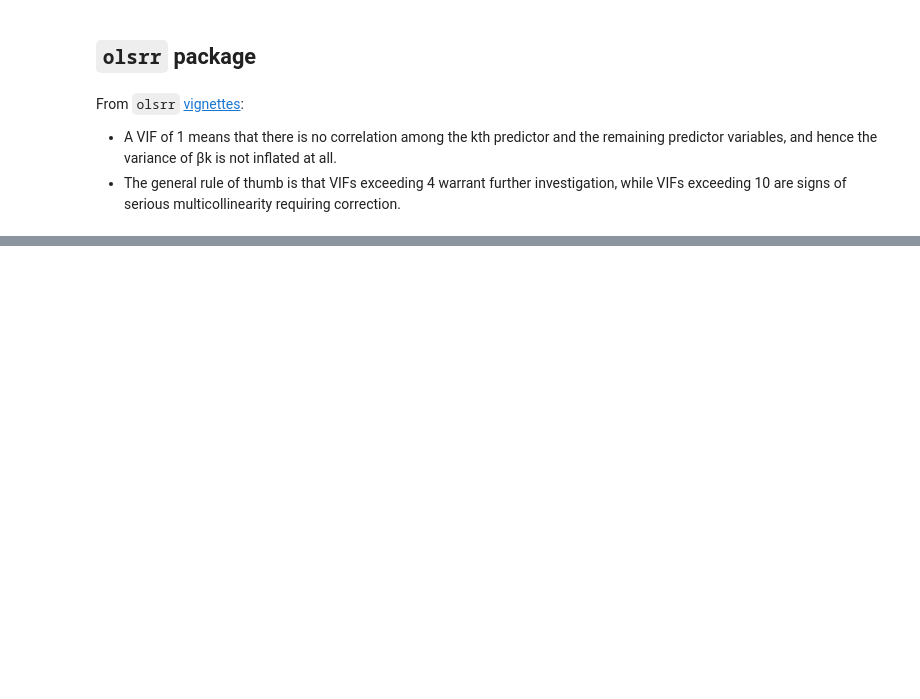
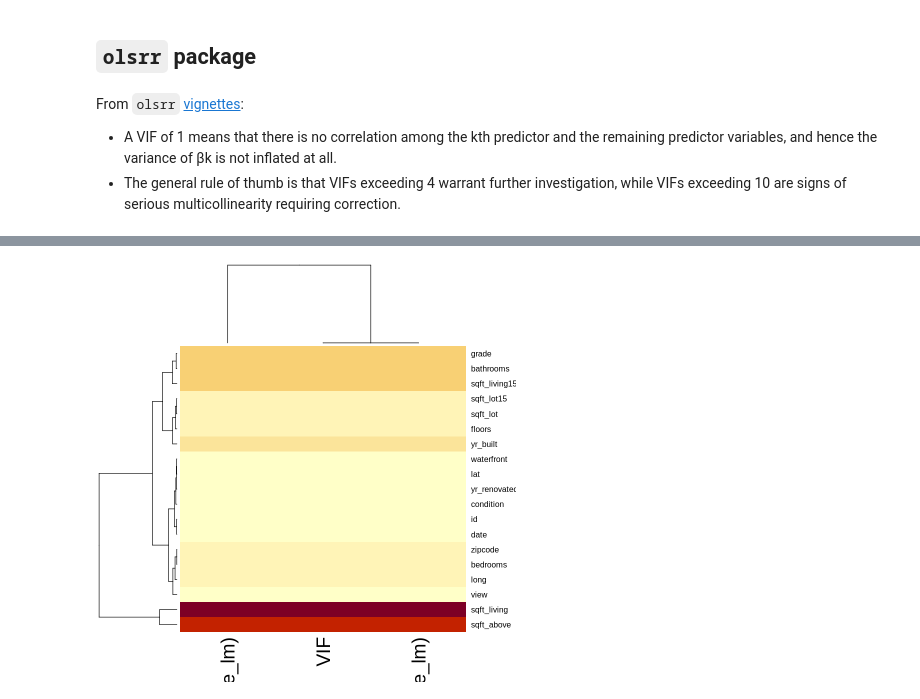
Before and after one commit to nchelaru/SQL-learnr, a Jupyter notebook: collinearity.ipynb, the cells around one changed output, grey strips where cells are left out. Cells and saved outputs as stored; diff of their text form; code cells hidden in the pictures; blank space fills up the shorter version.

```diff
--- a/collinearity.ipynb
+++ b/collinearity.ipynb
@@ -70,4 +71,6 @@ From "[Applied Statistics with R](https://daviddalpiaz.github.io/appliedstats/co
 # %%
 library(faraway)
 
-vif(house_lm)
+df_faraway <- as.data.frame(vif(house_lm))
+
+df_faraway$Variables <- row.names(df_faraway)
@@ -96,3 +79,7 @@ car::vif(house_lm)
+# %%
+df_car <- as.data.frame(car::vif(house_lm))
+
+df_car$Variables <- row.names(df_car)
 # %% [markdown]
 ## `olsrr` package
 # %% [markdown]
@@ -125,0 +105,5 @@ A tibble: 19 × 3
+# %%
+library(plyr)
+library(dplyr)
+
+df <- join_all(list(df_faraway, df_olsrr[, c('Variables', 'VIF')], df_car), by = 'Variables', type = 'full')
@@ -125,0 +124,4 @@ A tibble: 19 × 3
+# %%
+heatmap(as.matrix(within(df, rm('Variables'))), scale='column')
+# %% [output]
+[figure, added]
```
Also changed, not shown: parts of 9 cells of this notebook.
